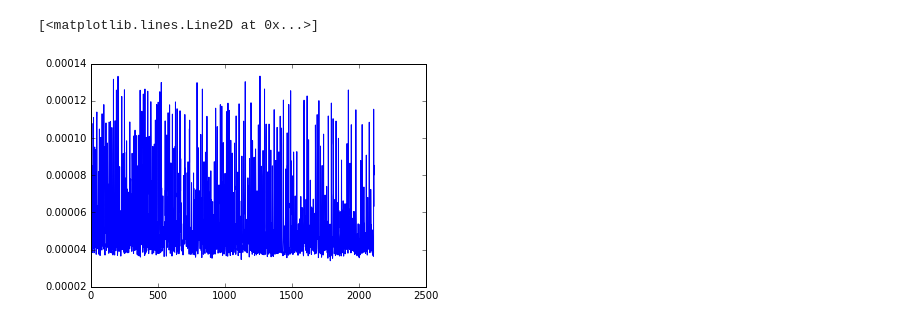
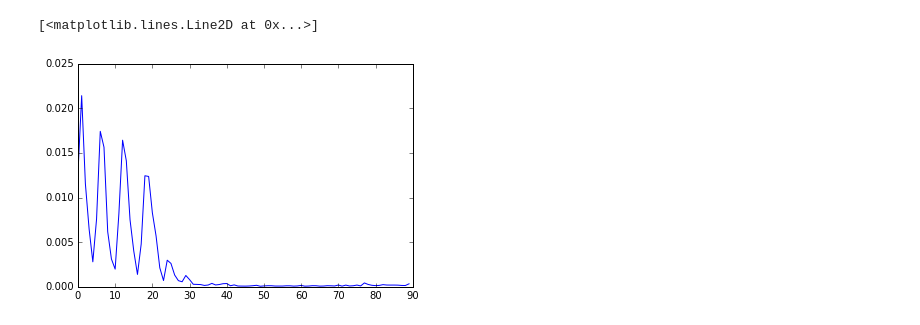
Before and after one commit to haretaro/ichiyo, a Jupyter notebook: net/train.ipynb, the cells around one changed output. Drawn from its saved outputs; the diff is of its cells as text; code cells hidden in the pictures.

```diff
--- a/net/train.ipynb
+++ b/net/train.ipynb
@@ -8,8 +8,8 @@ import math
 import matplotlib.pyplot as plt
 from net import Net
 # %%
-n_epoch = 10000 #エポック
-batchsize = 20 #バッチサイズ
+n_epoch = 100 #エポック
+batchsize = 100 #バッチサイズ
 bprop_len = 100 #何回でバックプロパゲーションを打ち切るか(trancate)
 n_units = 200 #中間層のユニット数
 grad_clip = 5 #誤差関数の絶対値をこの値に制限する
@@ -101,8 +93,8 @@ KeyboardInterrupt:
 # %%
-plt.plot(loss[1400:])
+plt.plot(loss[10:])
 # %% [output]
 [<matplotlib.lines.Line2D at 0x...>]
-[figure, old version]
+[figure, new version]
 # %%
 output = evaluate(model,10000,origin=1)
 plt.plot(output[100:10000])
```
Also changed, not shown: parts of 4 cells of this notebook.
